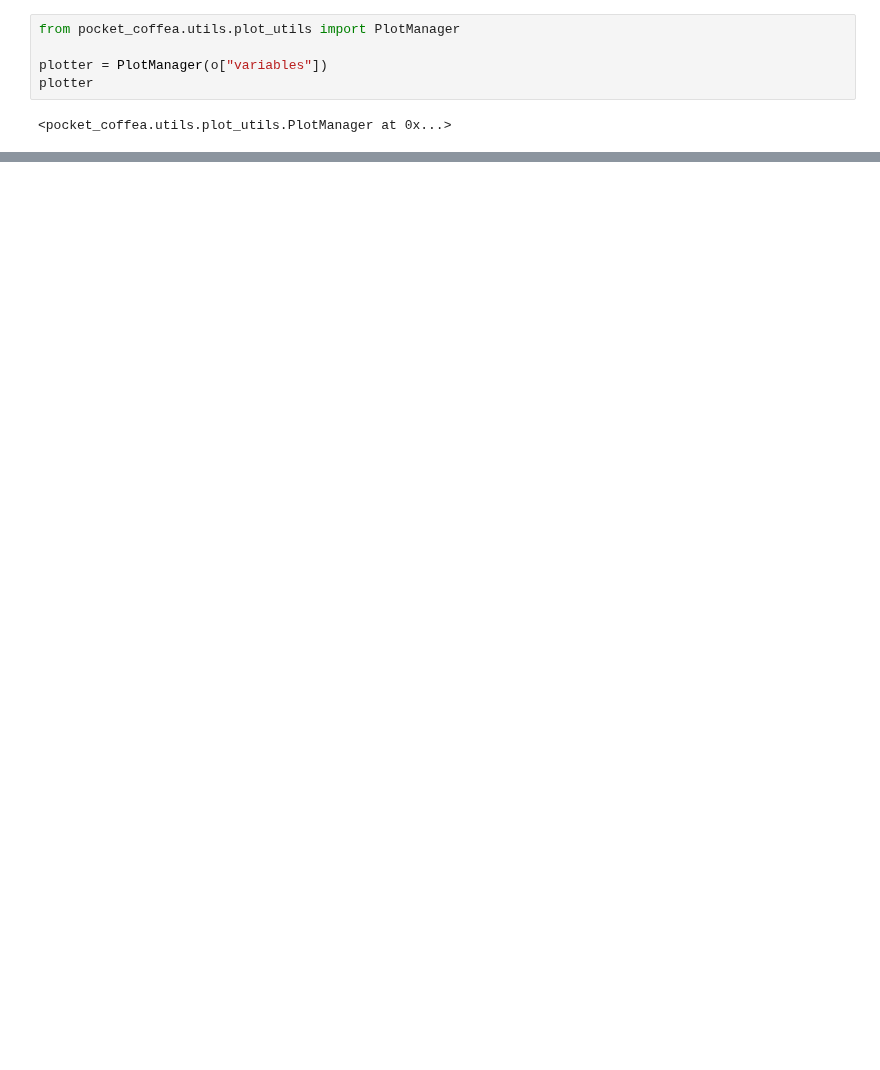
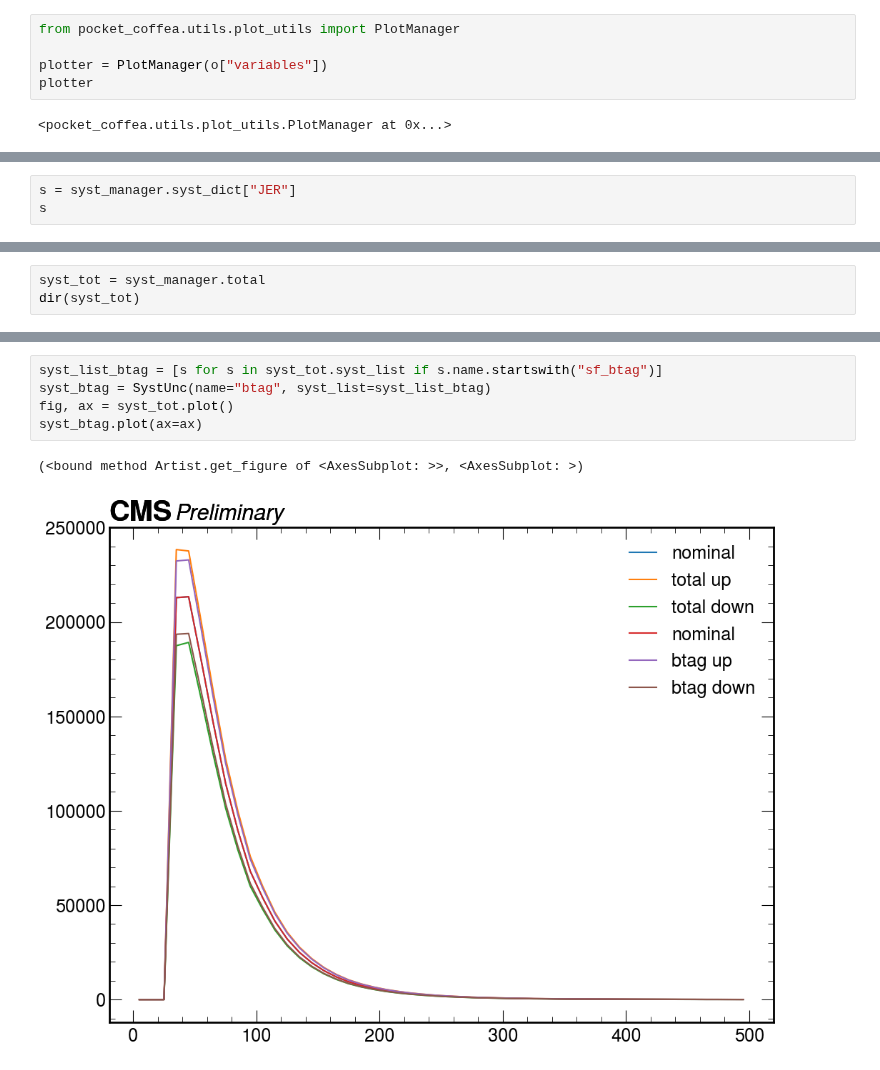
Before and after one commit to PocketCoffea/PocketCoffea, a Jupyter notebook: notebooks/plotting/test_DataMC.ipynb, the cells around one changed output, grey strips where cells are left out. Saved outputs shown, nothing was run; the diff lists cells and outputs as text; blank space fills up the shorter version.

```diff
--- a/notebooks/plotting/test_DataMC.ipynb
+++ b/notebooks/plotting/test_DataMC.ipynb
@@ -92,0 +138,3 @@ plotter
+# %%
+s = syst_manager.syst_dict["JER"]
+s
@@ -92,0 +287,3 @@ plotter
+# %%
+syst_tot = syst_manager.total
+dir(syst_tot)
@@ -92,0 +328,8 @@ plotter
+# %%
+syst_list_btag = [s for s in syst_tot.syst_list if s.name.startswith("sf_btag")]
+syst_btag = SystUnc(name="btag", syst_list=syst_list_btag)
+fig, ax = syst_tot.plot()
+syst_btag.plot(ax=ax)
+# %% [output]
+(<bound method Artist.get_figure of <AxesSubplot: >>, <AxesSubplot: >)
+[figure, added]
```
Also changed, not shown: parts of 25 cells of this notebook.
